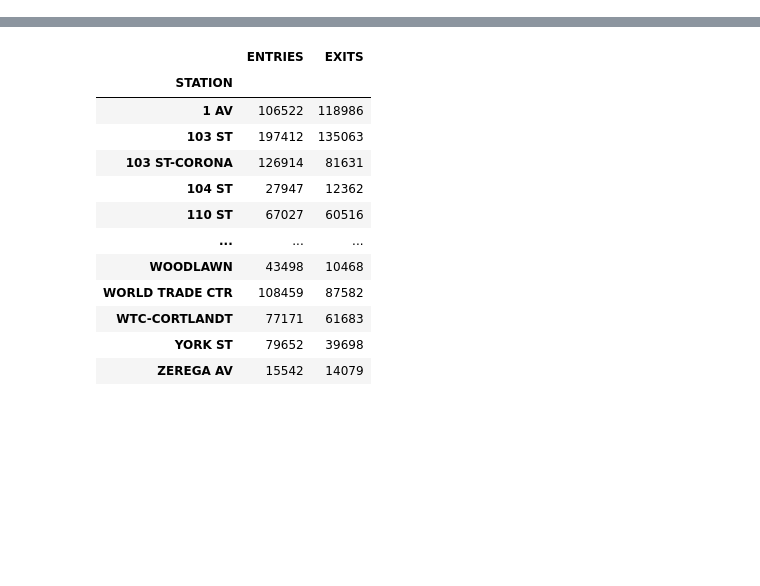
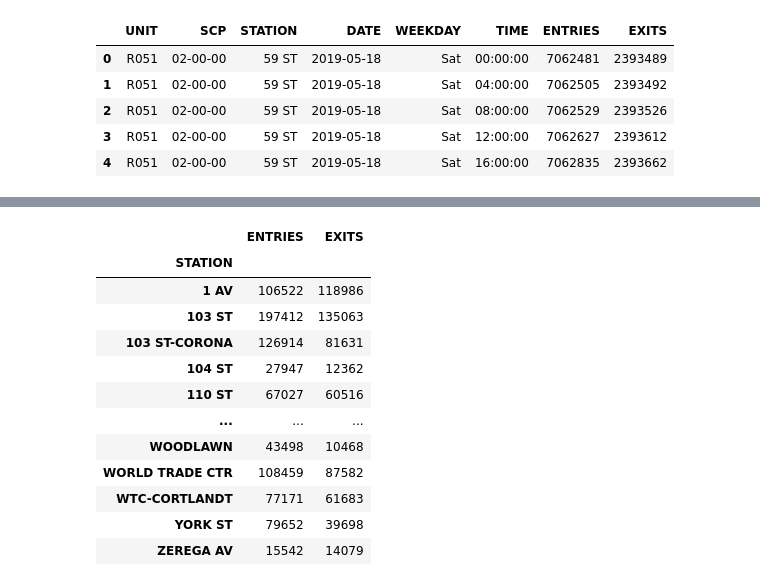
Before and after one commit to opophehu/mta_data_project, a Jupyter notebook: subway_test_darien.py.ipynb, the cells around one changed output, grey strips where cells are left out. Saved outputs shown, nothing was run; the diff lists cells and outputs as text; code cells hidden in the pictures; blank space fills up the shorter version.

Commit message:
cleaning data, added weekdays, removed cols, etc

```diff
--- a/subway_test_darien.py.ipynb
+++ b/subway_test_darien.py.ipynb
@@ -28,0 +18,26 @@ df.head(50)
+# %%
+# removing columsn that we have not been using thus far, if we think we need them later it's easy to add them
+
+df = df.drop(["C/A", "LINENAME", "DIVISION", "DESC"], axis=1)
+# %%
+# adding days of the week so we can differentiate between week day and weekend
+
+df.DATE = pd.to_datetime(df.DATE)
+df['WEEKDAY'] = df.DATE.dt.dayofweek
+days = {0:'Mon',1:'Tues',2:'Weds',3:'Thurs',4:'Fri',5:'Sat',6:'Sun'}
+df.WEEKDAY = df.WEEKDAY.apply(lambda x: days[x])
+
+# do we need/want a column to identify if the day a workday or weekend?
+
+# work_days = {0:'Workday',1:'Workday',2:'Workday',3:'Workday',4:'Workday',5:'Weekend',6:'Weekend'}
+# df['WORKDAY'] = df.WEEKDAY.apply(lambda x: work_days[x])
+# %%
+df = df.reindex(columns=['UNIT', 'SCP', 'STATION', 'DATE','WEEKDAY', 'TIME', 'ENTRIES', 'EXITS'])
+df.head()
+# %% [output]
+|  | UNIT | SCP | STATION | DATE | WEEKDAY | TIME | ENTRIES | EXITS |
+| 0 | R051 | 02-00-00 | 59 ST | 2019-05-18 | Sat | 00:00:00 | 7062481 | 2393489 |
+| 1 | R051 | 02-00-00 | 59 ST | 2019-05-18 | Sat | 04:00:00 | 7062505 | 2393492 |
+| 2 | R051 | 02-00-00 | 59 ST | 2019-05-18 | Sat | 08:00:00 | 7062529 | 2393526 |
+| 3 | R051 | 02-00-00 | 59 ST | 2019-05-18 | Sat | 12:00:00 | 7062627 | 2393612 |
+| 4 | R051 | 02-00-00 | 59 ST | 2019-05-18 | Sat | 16:00:00 | 7062835 | 2393662 |
```
Also changed, not shown: parts of 13 cells of this notebook.
